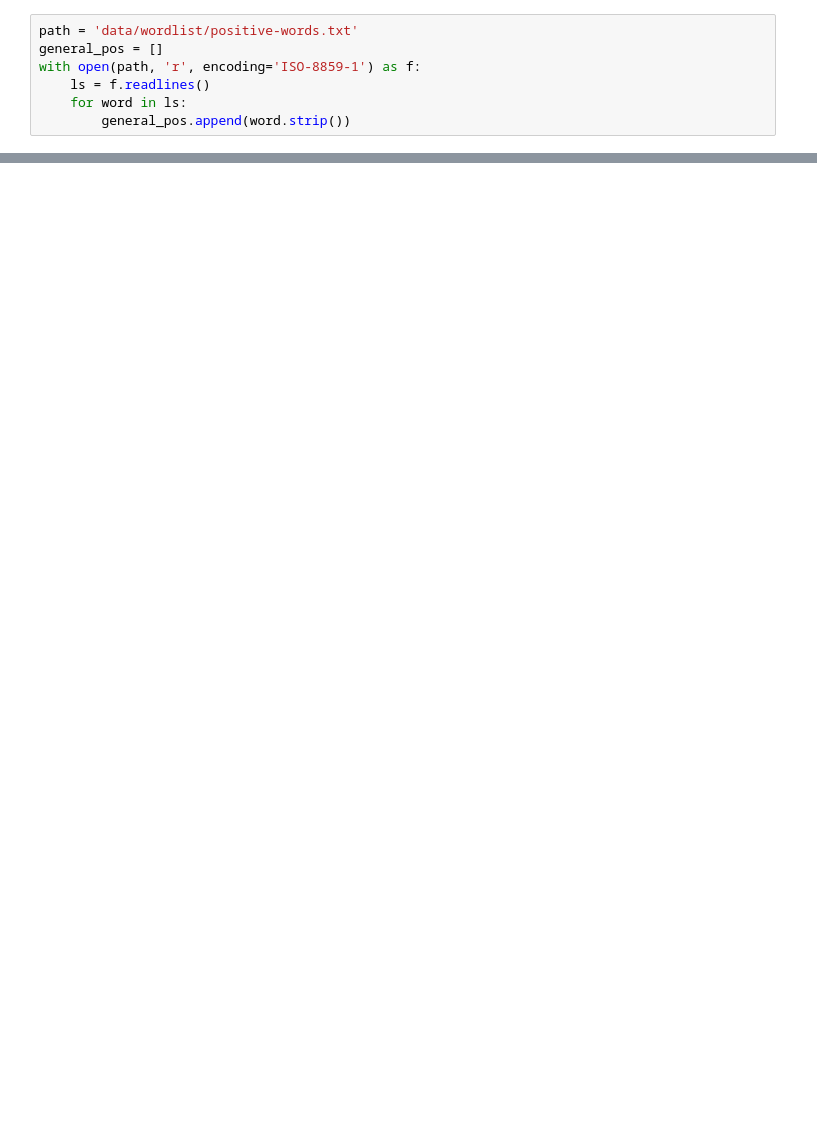
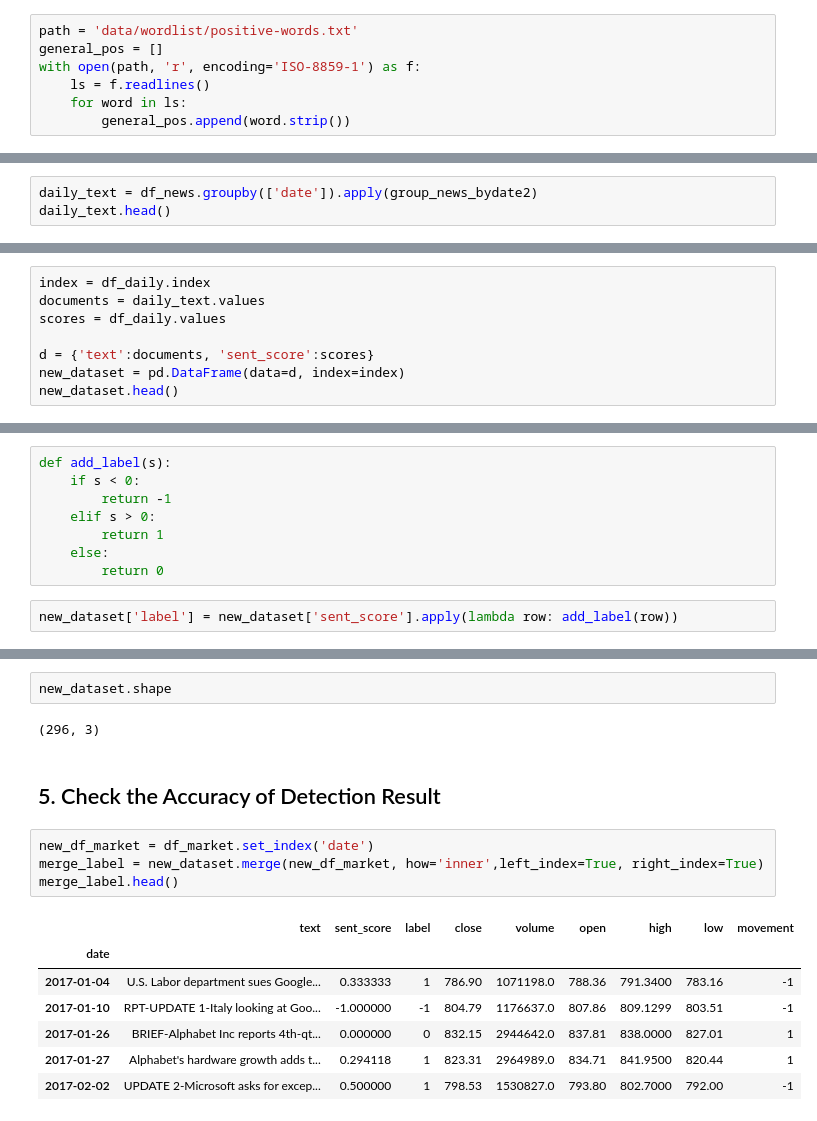
Before and after one commit to Suhang1014/Graduation-Project-Sentiment-Stock-price, a Jupyter notebook: analysis/News.ipynb, the cells around one changed output, grey strips where cells are left out. Drawn from its saved outputs; the diff is of its cells as text; blank space fills up the shorter version.

```diff
--- a/analysis/News.ipynb
+++ b/analysis/News.ipynb
@@ -347,0 +445,3 @@ To register the converters:
+# %%
+daily_text = df_news.groupby(['date']).apply(group_news_bydate2)
+daily_text.head()
@@ -347,0 +456,8 @@ To register the converters:
+# %%
+index = df_daily.index
+documents = daily_text.values
+scores = df_daily.values
+
+d = {'text':documents, 'sent_score':scores}
+new_dataset = pd.DataFrame(data=d, index=index)
+new_dataset.head()
@@ -347,0 +499,10 @@ To register the converters:
+# %%
+def add_label(s):
+    if s < 0:
+        return -1
+    elif s > 0:
+        return 1
+    else:
+        return 0
+# %%
+new_dataset['label'] = new_dataset['sent_score'].apply(lambda row: add_label(row))
@@ -347,0 +519,18 @@ To register the converters:
+# %%
+new_dataset.shape
+# %% [output]
+(296, 3)
+# %% [markdown]
+## 5. Check the Accuracy of Detection Result
+# %%
+new_df_market = df_market.set_index('date')
+merge_label = new_dataset.merge(new_df_market, how='inner',left_index=True, right_index=True)
+merge_label.head()
+# %% [output]
+|  | text | sent_score | label | close | volume | open | high | low | movement |
+| date |  |  |  |  |  |  |  |  |  |
+| 2017-01-04 | U.S. Labor department sues Google... | 0.333333 | 1 | 786.90 | 1071198.0 | 788.36 | 791.3400 | 783.16 | -1 |
+| 2017-01-10 | RPT-UPDATE 1-Italy looking at Goo... | -1.000000 | -1 | 804.79 | 1176637.0 | 807.86 | 809.1299 | 803.51 | -1 |
+| 2017-01-26 | BRIEF-Alphabet Inc reports 4th-qt... | 0.000000 | 0 | 832.15 | 2944642.0 | 837.81 | 838.0000 | 827.01 | 1 |
+| 2017-01-27 | Alphabet's hardware growth adds t... | 0.294118 | 1 | 823.31 | 2964989.0 | 834.71 | 841.9500 | 820.44 | 1 |
+| 2017-02-02 | UPDATE 2-Microsoft asks for excep... | 0.500000 | 1 | 798.53 | 1530827.0 | 793.80 | 802.7000 | 792.00 | -1 |
```
Also changed, not shown: parts of 72 cells of this notebook, 2 other files.
